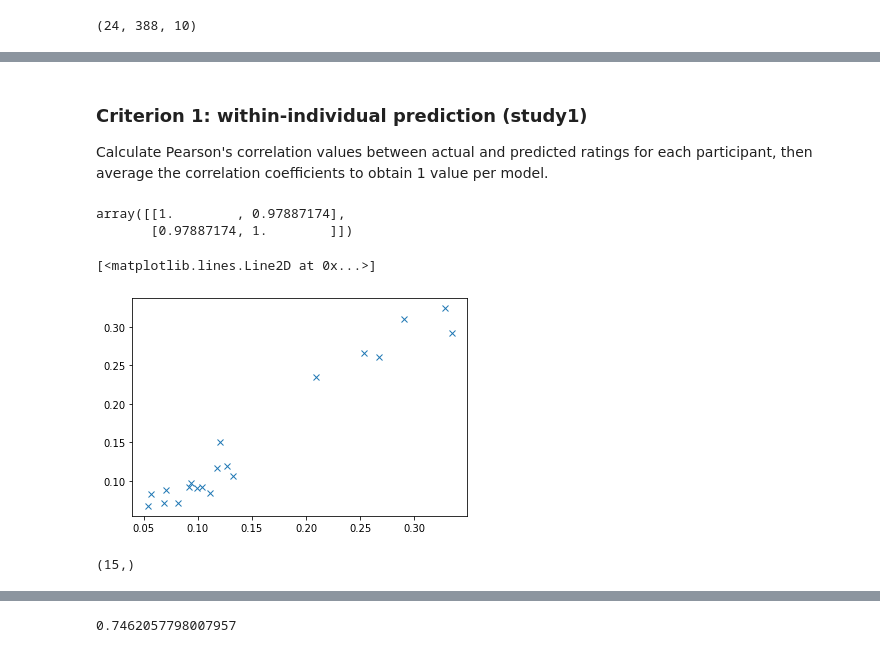
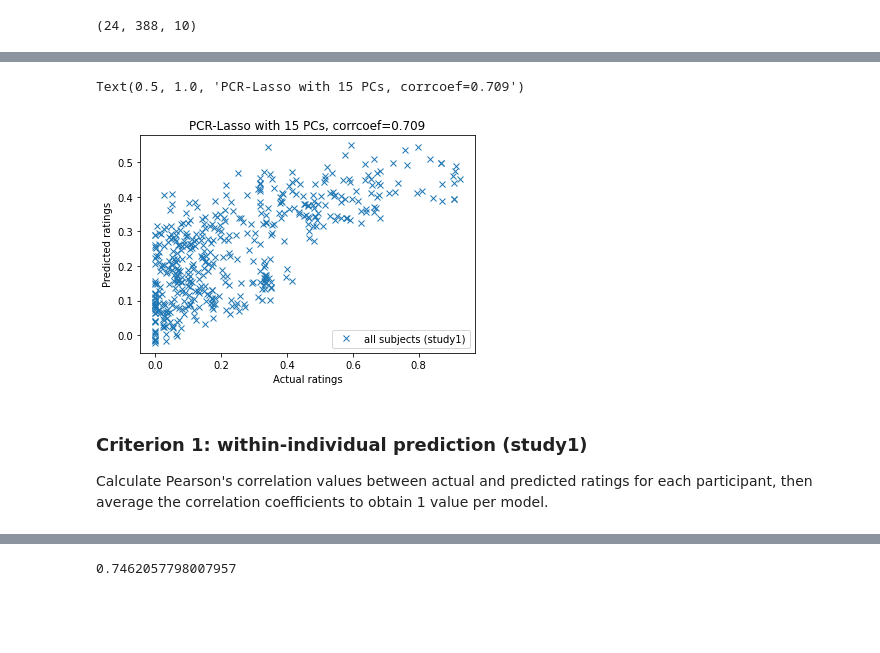
Before and after one commit to syzhang/tops_check, a Jupyter notebook: cross_validation.ipynb, the cells around one changed output, grey strips where cells are left out. Drawn from its saved outputs; the diff is of its cells as text; code cells hidden in the pictures; blank space fills up the shorter version.

```diff
--- a/cross_validation.ipynb
+++ b/cross_validation.ipynb
@@ -85,3 +229,17 @@ from sklearn.metrics import mean_squared_error, r2_score
+# %%
+from sklearn.linear_model import Lasso
+model_lasso = Lasso(alpha=0.01)
+model_lasso.fit(X, y)
+y_pred_lasso = model_lasso.predict(X)
+# %%
+plt.plot(y,y_pred_lasso,'x', label='all subjects (study1)')
+plt.legend()
+plt.xlabel('Actual ratings')
+plt.ylabel('Predicted ratings')
+plt.title(f'PCR-Lasso with 15 PCs, corrcoef={np.corrcoef(y, y_pred_lasso)[0,1]:.3f}')
+# %% [output]
+Text(0.5, 1.0, 'PCR-Lasso with 15 PCs, corrcoef=0.709')
+[figure, added]
 # %% [markdown]
 ### Criterion 1: within-individual prediction (study1)
 
@@ -98,35 +246,0 @@ dcc_pca, evectors, evals = pca(dcc.T, n_components=15)
-# %%
-# how it's done in 1 subject
-# regression model
-X = dcc_pca[:20,:]
-y = rate[:20]
-regr = linear_model.LinearRegression()
-regr.fit(X, y)
-# make predictions
-y_pred = regr.predict(X)
-# calculate correlation
-np.corrcoef(y, y_pred)
-# %% [output]
-array([[1.        , 0.97887174],
-       [0.97887174, 1.        ]])
-# %%
-plt.plot(y,y_pred,'x', label='subject 0')
-# %% [output]
-[<matplotlib.lines.Line2D at 0x...>]
-[figure, removed]
-# %%
-# how it's done in all subject
-# regression model
-X = dcc_pca
-y = rate
-regr = linear_model.LinearRegression()
-regr.fit(X, y)
-# make predictions
-y_pred = regr.predict(X)
-# calculate correlation
-np.corrcoef(y, y_pred)
-# get weights
-w1 = regr.coef_
-print(w1.shape)
-# %% [output]
-(15,)
```
Also changed, not shown: parts of 41 cells of this notebook.
